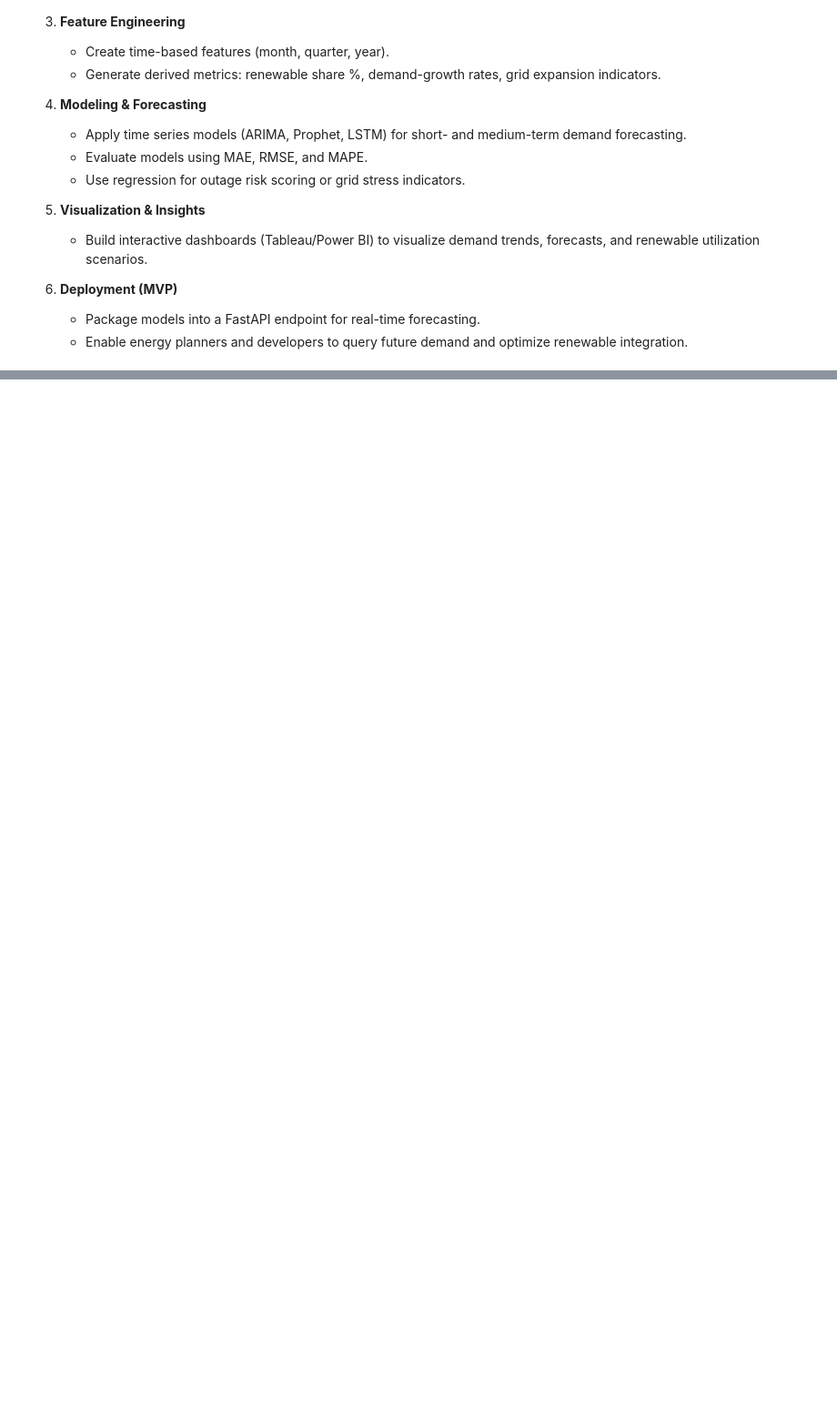
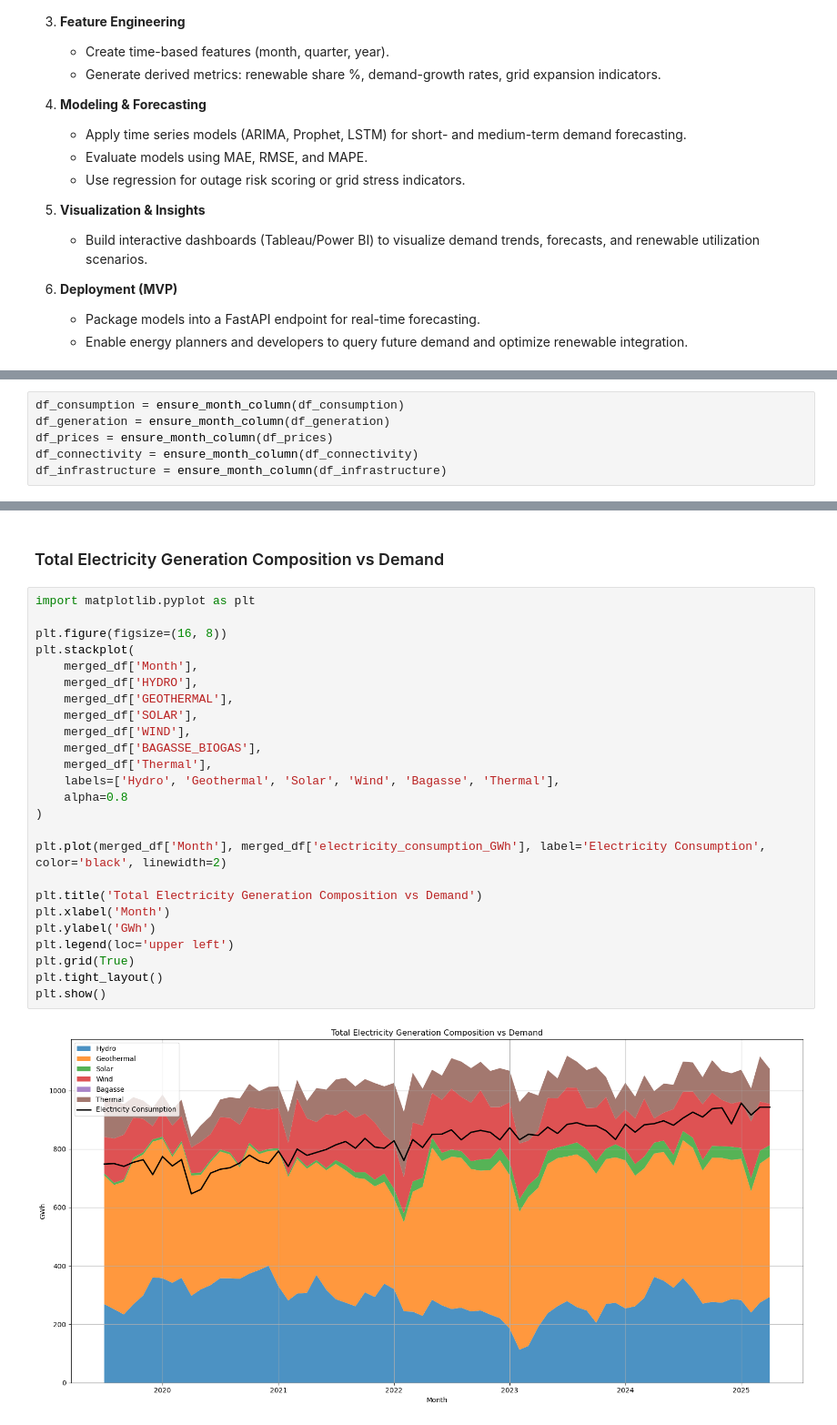
Before and after one commit to CarolN90/Renewable-Energy-Forecasting, a Jupyter notebook: Capstone_phase5.ipynb, the cells around one changed output, grey strips where cells are left out. Shown at 91% size. Cells and saved outputs as stored; diff of their text form; blank space fills up the shorter version.

```diff
--- a/Capstone_phase5.ipynb
+++ b/Capstone_phase5.ipynb
@@ -100,0 +310,6 @@ We utilize five core EPRA datasets that provide a multi-dimensional view of Keny
+# %%
+df_consumption = ensure_month_column(df_consumption)
+df_generation = ensure_month_column(df_generation)
+df_prices = ensure_month_column(df_prices)
+df_connectivity = ensure_month_column(df_connectivity)
+df_infrastructure = ensure_month_column(df_infrastructure)
@@ -100,0 +564,29 @@ We utilize five core EPRA datasets that provide a multi-dimensional view of Keny
+# %% [markdown]
+### Total Electricity Generation Composition vs Demand
+# %%
+import matplotlib.pyplot as plt
+
+plt.figure(figsize=(16, 8))
+plt.stackplot(
+    merged_df['Month'],
+    merged_df['HYDRO'],
+    merged_df['GEOTHERMAL'],
+    merged_df['SOLAR'],
+    merged_df['WIND'],
+    merged_df['BAGASSE_BIOGAS'],
+    merged_df['Thermal'],
+    labels=['Hydro', 'Geothermal', 'Solar', 'Wind', 'Bagasse', 'Thermal'],
+    alpha=0.8
+)
+
+plt.plot(merged_df['Month'], merged_df['electricity_consumption_GWh'], label='Electricity Consumption', color='black', linewidth=2)
+
+plt.title('Total Electricity Generation Composition vs Demand')
+plt.xlabel('Month')
+plt.ylabel('GWh')
+plt.legend(loc='upper left')
+plt.grid(True)
+plt.tight_layout()
+plt.show()
+# %% [output]
+[figure, added]
```
Also changed, not shown: parts of 42 cells of this notebook, 8 other files.
